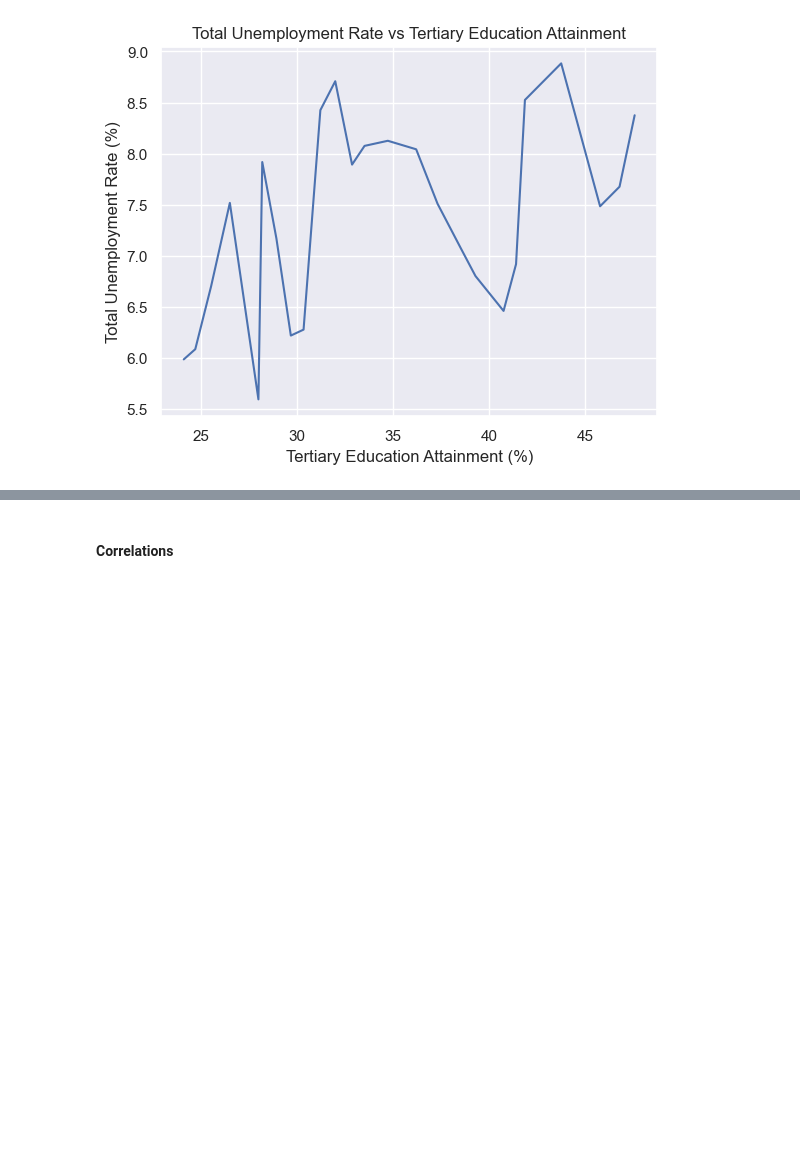
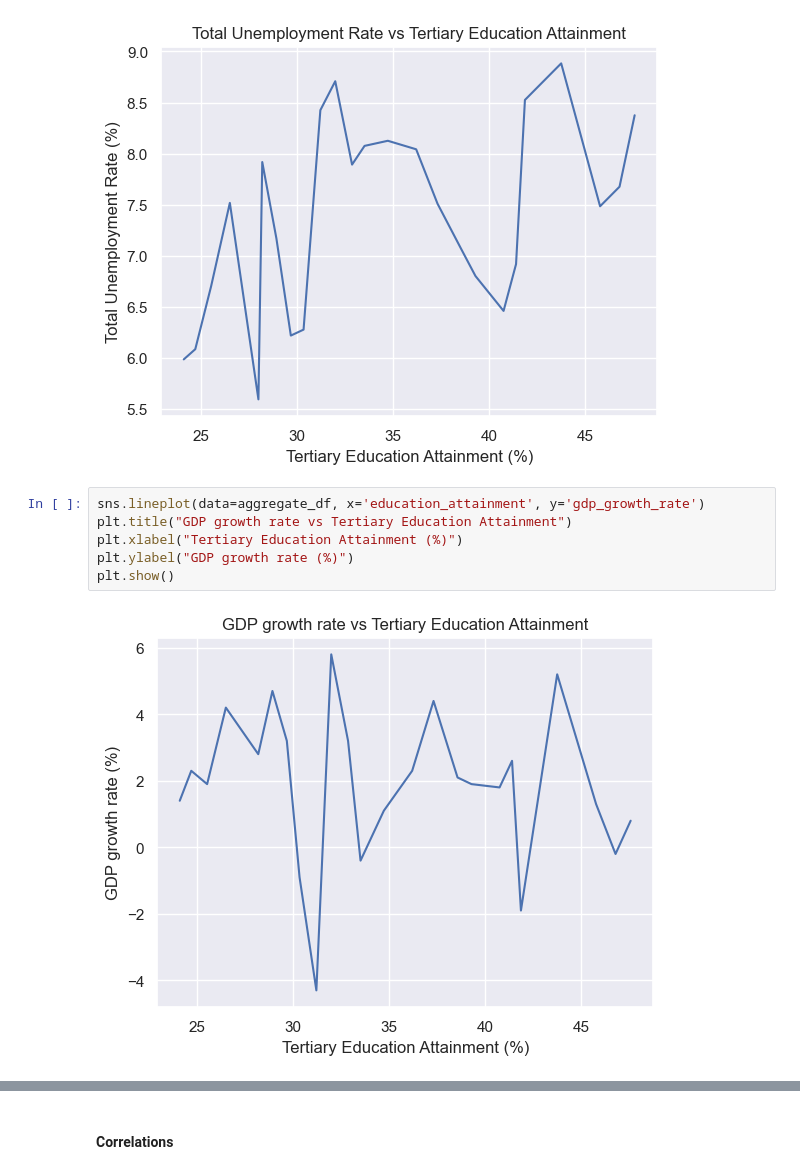
Before and after one commit to Grena30/Exploratory-Data-Analysis, a Jupyter notebook: EDA/analysis.ipynb, the cells around one changed output, grey strips where cells are left out. Saved outputs shown, nothing was run; the diff lists cells and outputs as text; blank space fills up the shorter version.

```diff
--- a/EDA/analysis.ipynb
+++ b/EDA/analysis.ipynb
@@ -363,3 +367,11 @@ plt.ylabel("Total Unemployment Rate (%)")
 plt.show()
 # %% [output]
 [figure]
+# %%
+sns.lineplot(data=aggregate_df, x='education_attainment', y='gdp_growth_rate')
+plt.title("GDP growth rate vs Tertiary Education Attainment")
+plt.xlabel("Tertiary Education Attainment (%)")
+plt.ylabel("GDP growth rate (%)")
+plt.show()
+# %% [output]
+[figure, added]
```
Also changed, not shown: parts of 3 cells of this notebook, 1 other file.
